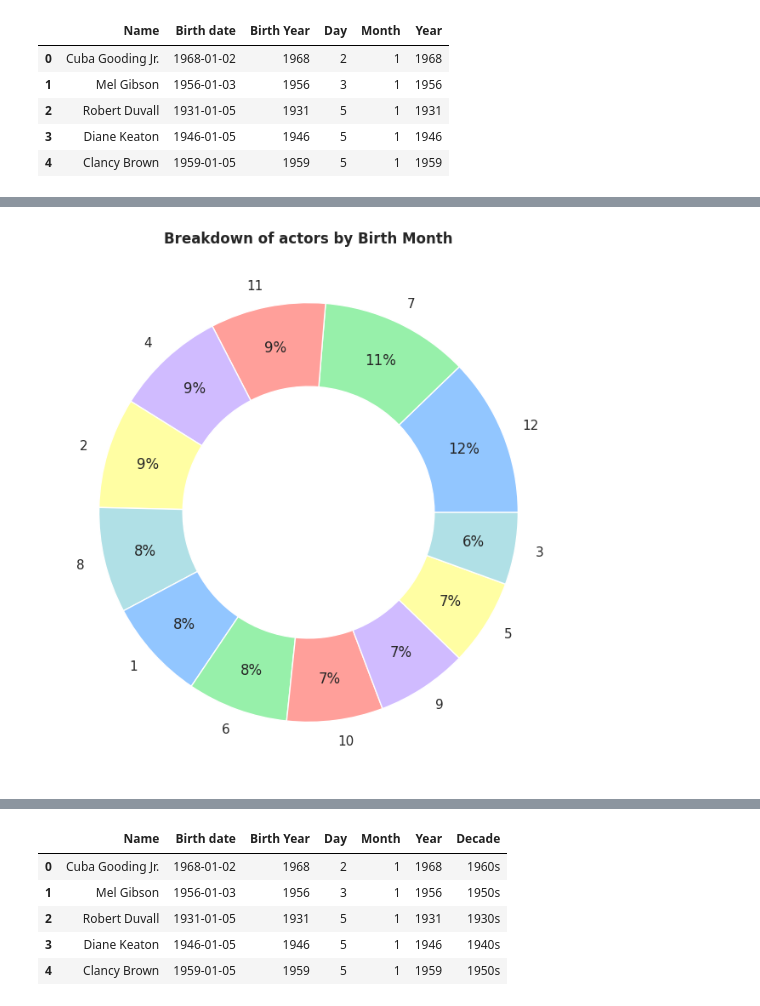
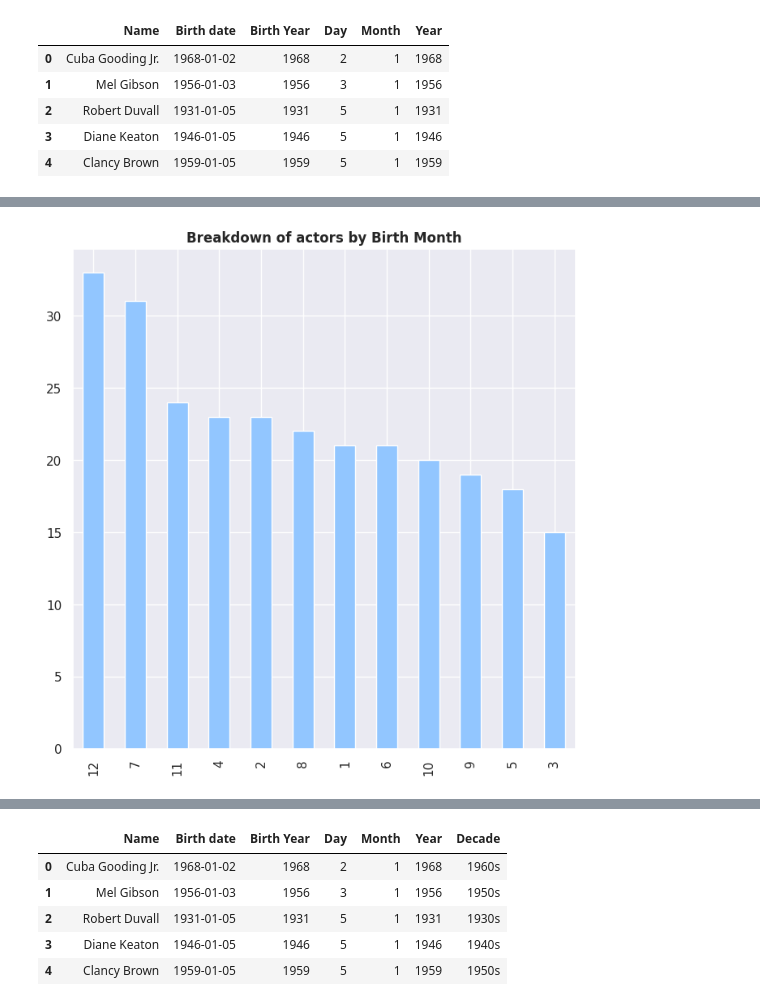
Before and after one commit to guilhermelaviola/FavoriteActorsAnalysis, a Jupyter notebook: FavoriteActorsAnalysis.ipynb, the cells around one changed output, grey strips where cells are left out. Saved outputs shown, nothing was run; the diff lists cells and outputs as text; code cells hidden in the pictures.

```diff
--- a/FavoriteActorsAnalysis.ipynb
+++ b/FavoriteActorsAnalysis.ipynb
@@ -69,12 +66,9 @@ plt.show()
 # %%
 # Displaying actors by birth month:
-actors.groupby('Birth date').first()['Month'].value_counts().plot(kind = 'pie',
-                                                              autopct = '%.0f%%',
-                                                              figsize = (8, 8),
-                                                              wedgeprops = dict(width = 0.4),
-                                                              pctdistance = 0.8)
+actors.groupby('Birth date').first()['Month'].value_counts().plot(kind = 'bar',
+                                                                  figsize = (8, 8))
 plt.ylabel(None)
 plt.title('Breakdown of actors by Birth Month', fontweight = 'bold')
 plt.show()
 # %% [output]
-[figure, old version]
+[figure, new version]
```
Also changed, not shown: parts of 4 cells of this notebook.
